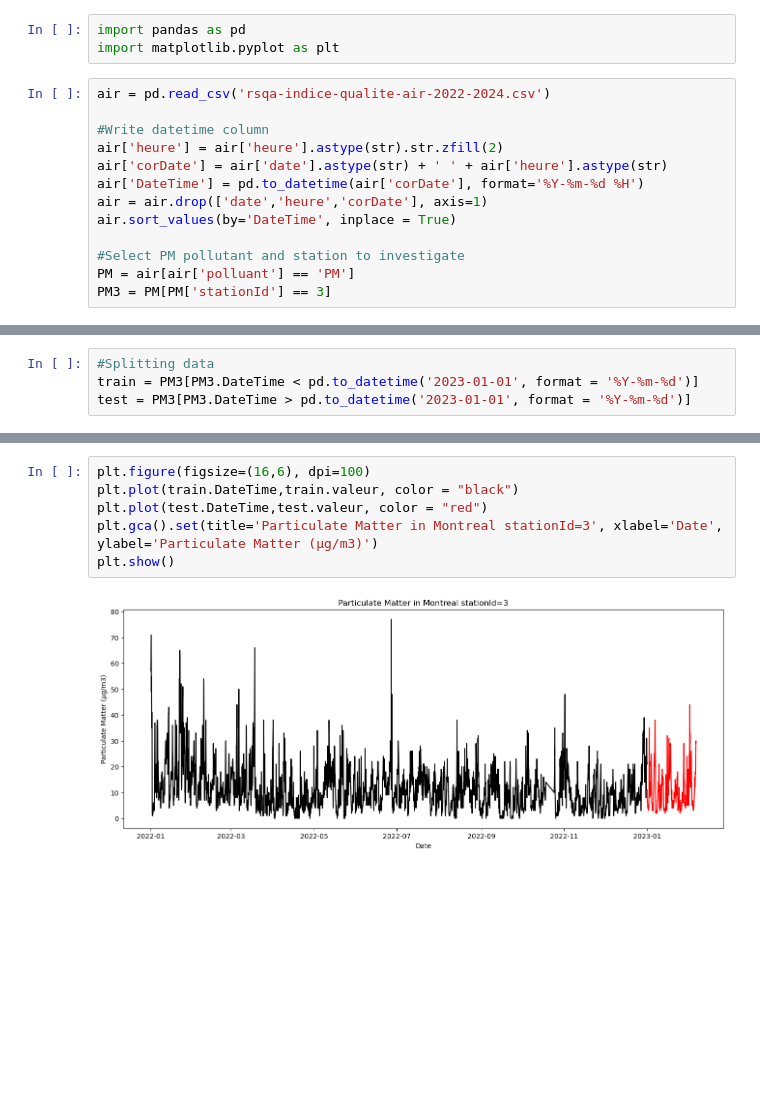
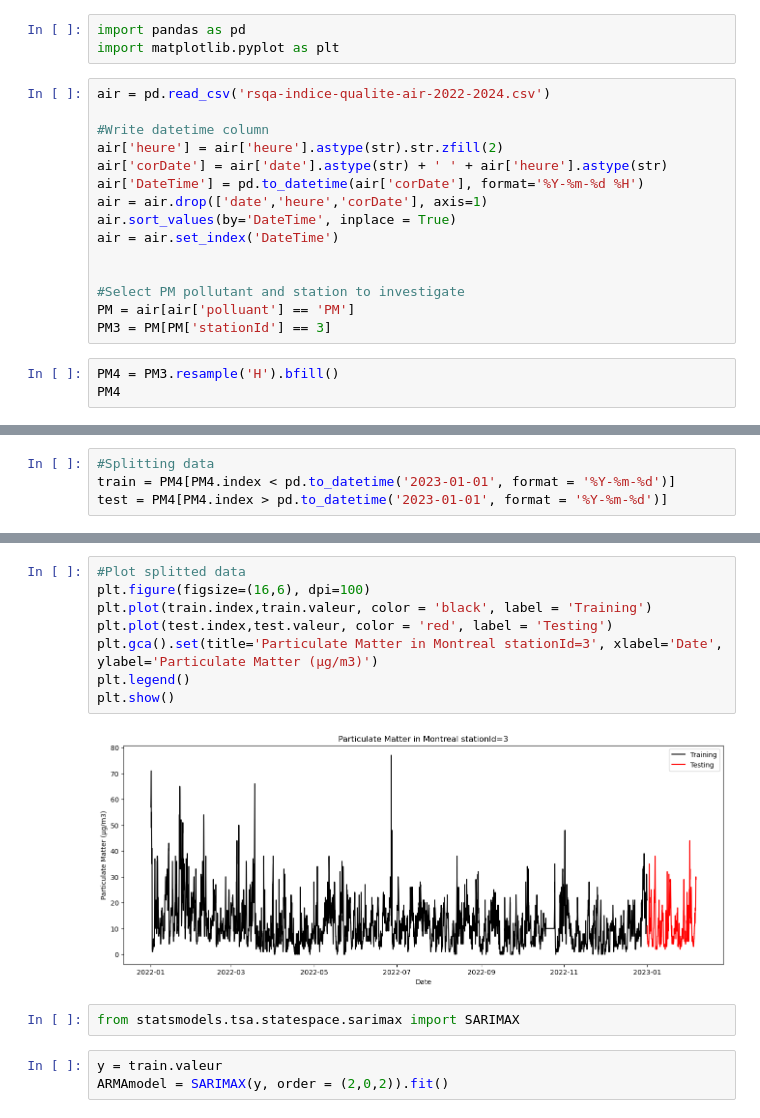
Before and after one commit to frncscndre/mtl-air-quality, a Jupyter notebook: time-series-analysis.ipynb, the cells around one changed output, grey strips where cells are left out. Cells and saved outputs as stored; diff of their text form; blank space fills up the shorter version.

```diff
--- a/time-series-analysis.ipynb
+++ b/time-series-analysis.ipynb
@@ -10,7 +10,12 @@ air['corDate'] = air['date'].astype(str) + ' ' + air['heure'].astype(str)
 air['DateTime'] = pd.to_datetime(air['corDate'], format='%Y-%m-%d %H')
 air = air.drop(['date','heure','corDate'], axis=1)
 air.sort_values(by='DateTime', inplace = True)
+air = air.set_index('DateTime')
+
 
 #Select PM pollutant and station to investigate
 PM = air[air['polluant'] == 'PM']
 PM3 = PM[PM['stationId'] == 3]
+# %%
+PM4 = PM3.resample('H').bfill()
+PM4
@@ -27,5 +47,5 @@ plot_df(PM3, x = PM3.DateTime, y = PM3.valeur, title = 'Particulate Matter in Mo
 [figure]
 # %%
 #Splitting data
-train = PM3[PM3.DateTime < pd.to_datetime('2023-01-01', format = '%Y-%m-%d')]
-test = PM3[PM3.DateTime > pd.to_datetime('2023-01-01', format = '%Y-%m-%d')]
+train = PM4[PM4.index < pd.to_datetime('2023-01-01', format = '%Y-%m-%d')]
+test = PM4[PM4.index > pd.to_datetime('2023-01-01', format = '%Y-%m-%d')]
@@ -48,8 +52,15 @@ test
 # %%
+#Plot splitted data
 plt.figure(figsize=(16,6), dpi=100)
-plt.plot(train.DateTime,train.valeur, color = "black")
-plt.plot(test.DateTime,test.valeur, color = "red")
+plt.plot(train.index,train.valeur, color = 'black', label = 'Training')
+plt.plot(test.index,test.valeur, color = 'red', label = 'Testing')
 plt.gca().set(title='Particulate Matter in Montreal stationId=3', xlabel='Date', ylabel='Particulate Matter (µg/m3)')
+plt.legend()
 plt.show()
 # %% [output]
-[figure, old version]
+[figure, new version]
+# %%
+from statsmodels.tsa.statespace.sarimax import SARIMAX
+# %%
+y = train.valeur
+ARMAmodel = SARIMAX(y, order = (2,0,2)).fit()
```
Also changed, not shown: parts of 5 cells of this notebook, 2 other files.
